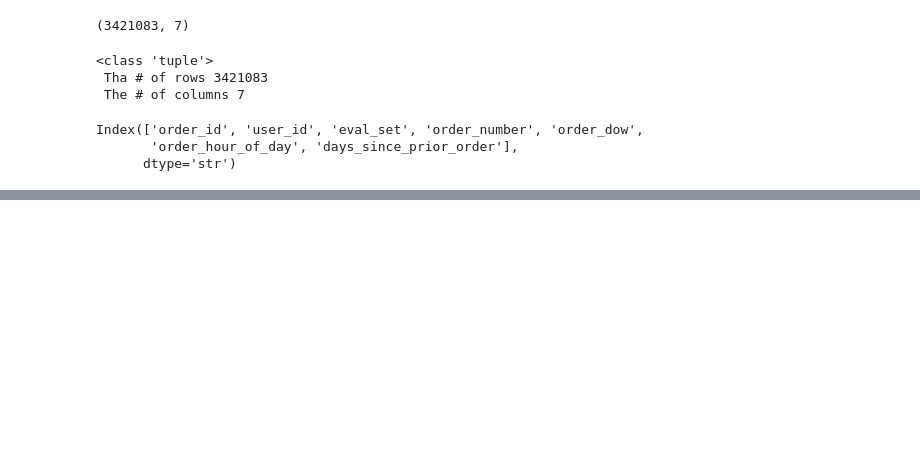
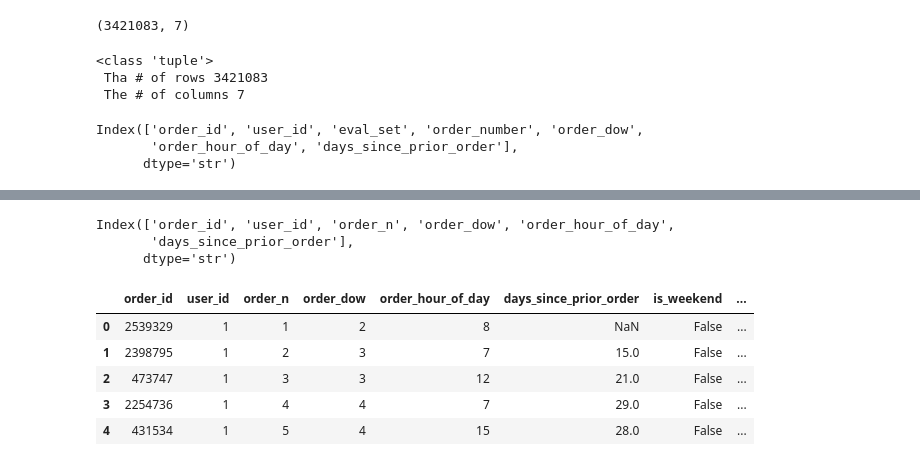
Before and after one commit to karamian-ani/data_analytics_with_python, a Jupyter notebook: notebooks/04_data_import.ipynb, the cells around one changed output, grey strips where cells are left out. Cells and saved outputs as stored; diff of their text form; code cells hidden in the pictures; blank space fills up the shorter version.

```diff
--- a/notebooks/04_data_import.ipynb
+++ b/notebooks/04_data_import.ipynb
@@ -40,0 +96,2 @@ Index(['order_id', 'user_id', 'eval_set', 'order_number', 'order_dow',
+# %%
+df_orders.drop(columns = ['eval_set'], inplace = True)
@@ -40,0 +104,3 @@ Index(['order_id', 'user_id', 'eval_set', 'order_number', 'order_dow',
+# %%
+df_orders_new = df_orders.rename(columns={'order_number' : 'order_n'})
+df_orders_new.head(5)
@@ -40,0 +114,21 @@ Index(['order_id', 'user_id', 'eval_set', 'order_number', 'order_dow',
+# %%
+df_orders_new.columns
+# %% [output]
+Index(['order_id', 'user_id', 'order_n', 'order_dow', 'order_hour_of_day',
+       'days_since_prior_order'],
+      dtype='str')
+# %%
+df_orders_new = df_orders_new.assign(
+    is_weekend = df_orders_new["order_dow"].isin([0,6]),
+    is_morning = df_orders_new["order_hour_of_day"]<12,
+    #is_premium = df_orders_new["days_since_prior_order"] <=7
+)
+# %%
+df_orders_new.head(5)
+# %% [output]
+|  | order_id | user_id | order_n | order_dow | order_hour_of_day | days_since_prior_order | is_weekend | ... |
+| 0 | 2539329 | 1 | 1 | 2 | 8 | NaN | False | ... |
+| 1 | 2398795 | 1 | 2 | 3 | 7 | 15.0 | False | ... |
+| 2 | 473747 | 1 | 3 | 3 | 12 | 21.0 | False | ... |
+| 3 | 2254736 | 1 | 4 | 4 | 7 | 29.0 | False | ... |
+| 4 | 431534 | 1 | 5 | 4 | 15 | 28.0 | False | ... |
```
Also changed, not shown: parts of 28 cells of this notebook.
